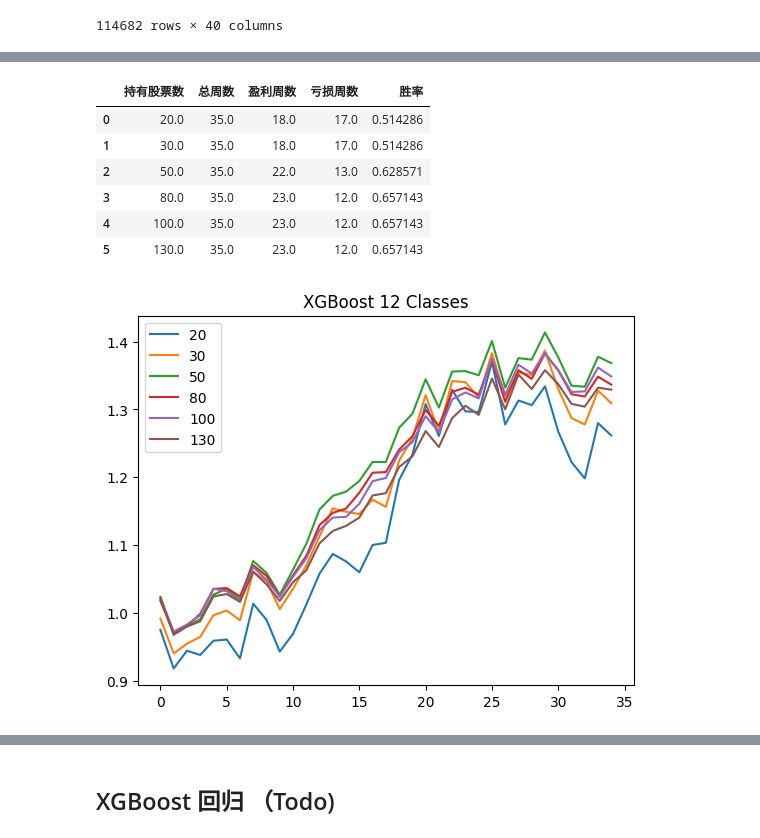
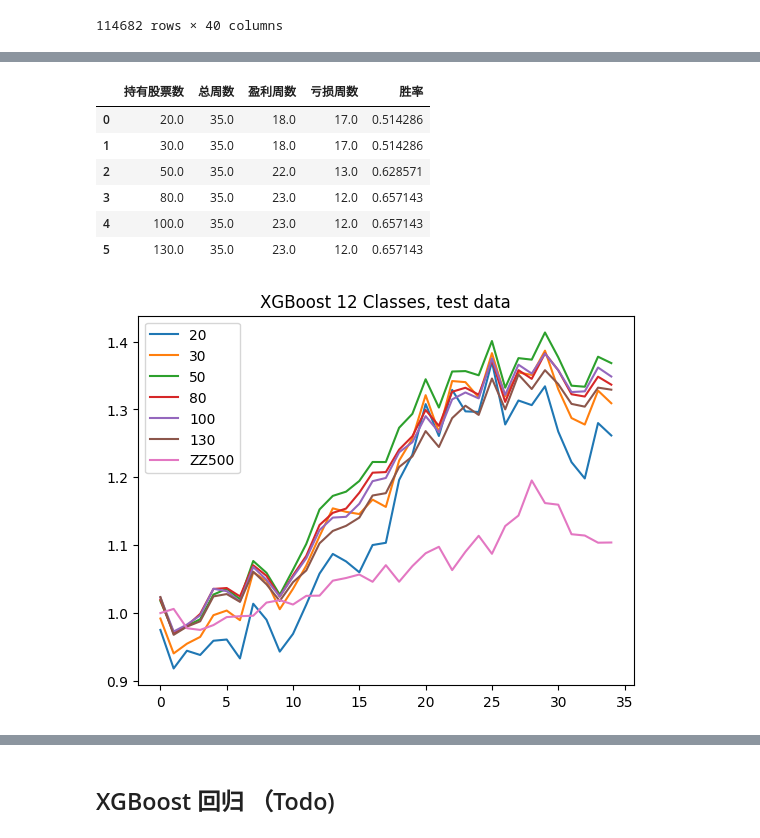
Before and after one commit to sherryshao812/multi_factor_model, a Jupyter notebook: model_test.ipynb, the cells around one changed output, grey strips where cells are left out. Cells and saved outputs as stored; diff of their text form; code cells hidden in the pictures.

```diff
--- a/model_test.ipynb
+++ b/model_test.ipynb
@@ -25,9 +25,9 @@ from sklearn.ensemble import RandomForestClassifier
 import warnings
 warnings.filterwarnings('ignore')
 # %%
-pre_neutralized_factors = pd.read_pickle('/home/ubuntu/data/factors.pkl')
-neutralized_factors = pd.read_pickle('/home/ubuntu/data/neutralized_factors.pkl')
-selected_factors = pd.read_pickle('/home/ubuntu/data/selected_factors.pkl')
+pre_neutralized_factors = pd.read_pickle('/home/ubuntu/multi_factor_model/data/factors.pkl')
+neutralized_factors = pd.read_pickle('/home/ubuntu/multi_factor_model/data/neutralized_factors.pkl')
+selected_factors = pd.read_pickle('/home/ubuntu/multi_factor_model/data/selected_factors.pkl')
 
 feature_list = list(selected_factors.index)
 
@@ -170,22 +243,25 @@ test_data
 # %%
 win_lose_df = pd.DataFrame(columns=['持有股票数','总周数','盈利周数','亏损周数','胜率'])
 for n_stock in [20, 30, 50, 80, 100,130]:
+# for n_stock in [20, 100,130]:
     # 记录胜率
     a=test_data[(test_data.y_pred==0)].groupby('day').apply(lambda x: (x.sort_values('y_prob',ascending=False)[:n_stock]['weekly_return'].mean()))
     temp = pd.DataFrame.from_dict({'持有股票数':n_stock,'总周数':len(a.values),'盈利周数':sum(a.values>0),'亏损周数': sum(a.values<0),'胜率':sum(a.values>0) / len(a)},orient='index').T
     win_lose_df = pd.concat((win_lose_df, temp),ignore_index=True)
     # 画图
-    plt.plot((a.values/100).cumsum()+1, label=n_stock)
+    plt.plot((a.values/100).cumsum()+1, label=n_stock)]
+zz500_close_test = zz500_price[(zz500_price.day.isin(test_data.day))]['close']
+plt.plot(range(len(zz500_close_test)), zz500_close_test/zz500_close_test.iloc[0],label='ZZ500')
 plt.legend()
-plt.title('XGBoost 12 Classes')
+plt.title('XGBoost 12 Classes, test data')
 
 win_lose_df
 # %% [output]
 |  | 持有股票数 | 总周数 | 盈利周数 | 亏损周数 | 胜率 |
 | 0 | 20.0 | 35.0 | 18.0 | 17.0 | 0.514286 |
 | 1 | 30.0 | 35.0 | 18.0 | 17.0 | 0.514286 |
 | 2 | 50.0 | 35.0 | 22.0 | 13.0 | 0.628571 |
 | 3 | 80.0 | 35.0 | 23.0 | 12.0 | 0.657143 |
 | 4 | 100.0 | 35.0 | 23.0 | 12.0 | 0.657143 |
 | 5 | 130.0 | 35.0 | 23.0 | 12.0 | 0.657143 |
-[figure, old version]
+[figure, new version]
```
Also changed, not shown: parts of 10 cells of this notebook, 1 other file.
